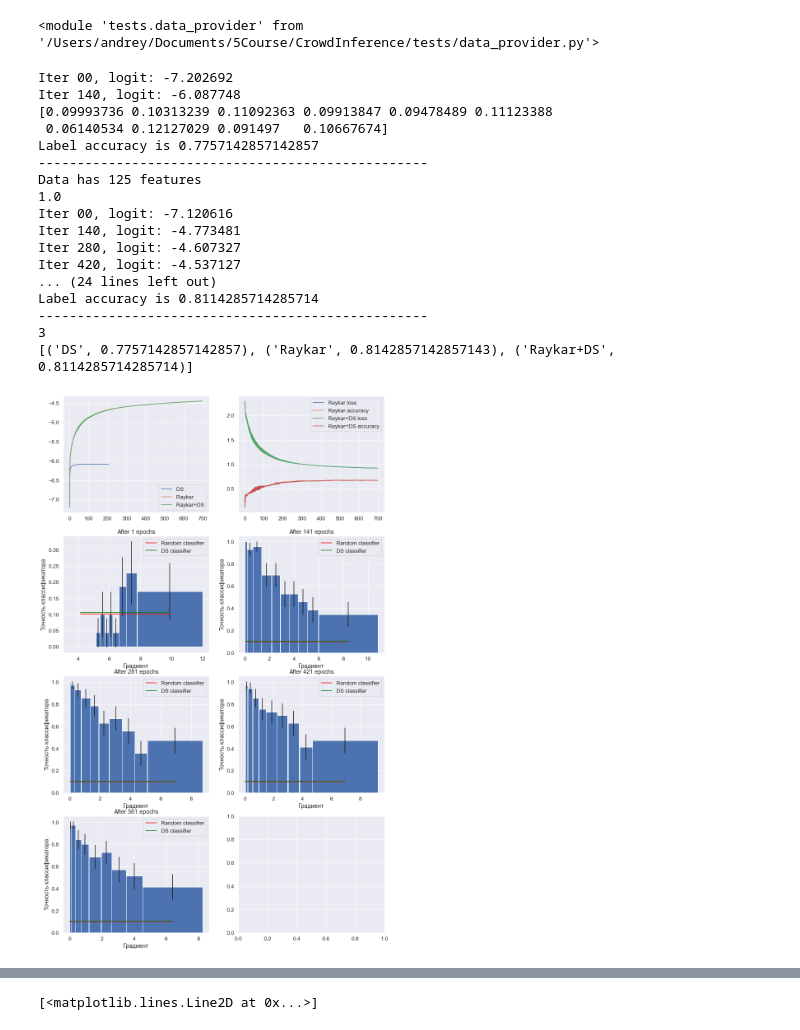
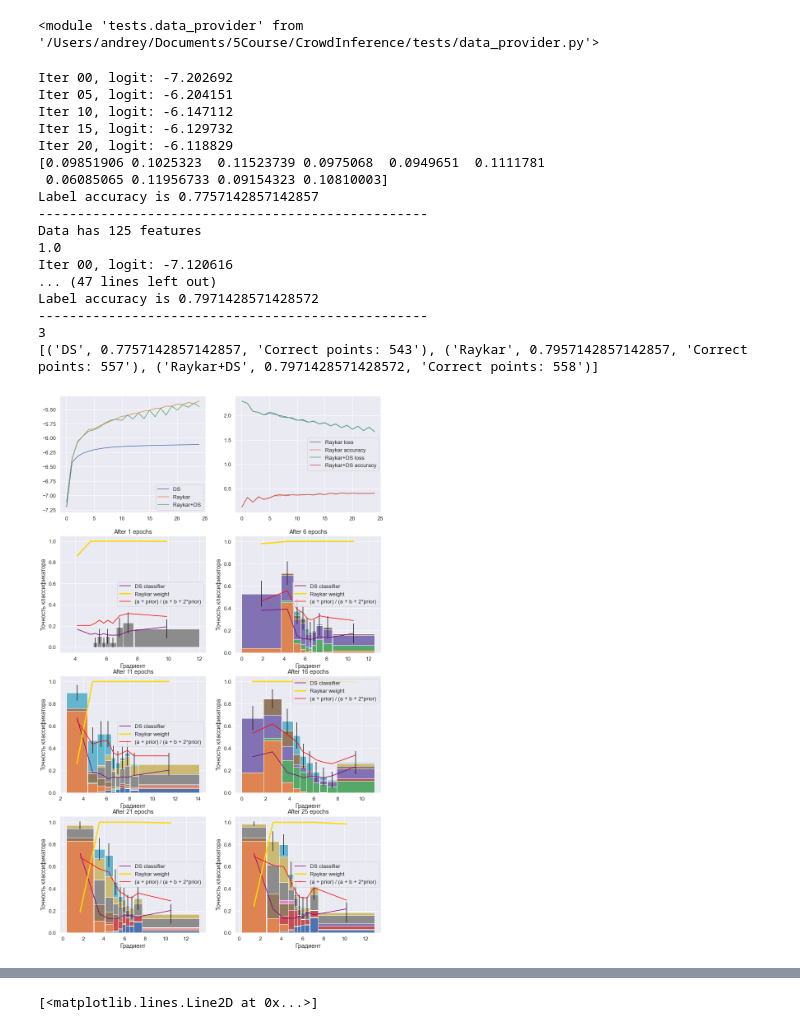
Before and after one commit to AndreySmirdin/CrowdInference, a Jupyter notebook: Music.ipynb, the cells around one changed output, grey strips where cells are left out. Cells and saved outputs as stored; diff of their text form; code cells hidden in the pictures.

Commit message:
using beta prior

```diff
--- a/Music.ipynb
+++ b/Music.ipynb
@@ -49,26 +49,27 @@ reload(data)
 music_data = data.MusicDataProvider()
 # %%
 reload_all()
-music_methods, music_points, advantages_matrix = bm.compare_methods(music_data, max_iter=700, lr=0.003)
+music_methods, music_points, advantages_matrix = bm.compare_methods(music_data, max_iter=25, lr=0.003,
+                                                                    prior_weight=1, prior_accuracy=0.4)
 # %% [output]
 Iter 00, logit: -7.202692
-Iter 140, logit: -6.087748
-[0.09993736 0.10313239 0.11092363 0.09913847 0.09478489 0.11123388
- 0.06140534 0.12127029 0.091497   0.10667674]
+Iter 05, logit: -6.204151
+Iter 10, logit: -6.147112
+Iter 15, logit: -6.129732
+Iter 20, logit: -6.118829
+[0.09851906 0.1025323  0.11523739 0.0975068  0.0949651  0.1111781
+ 0.06085065 0.11956733 0.09154323 0.10810003]
 Label accuracy is 0.7757142857142857
 --------------------------------------------------
 Data has 125 features
 1.0
 Iter 00, logit: -7.120616
-Iter 140, logit: -4.773481
-Iter 280, logit: -4.607327
-Iter 420, logit: -4.537127
-... (24 lines left out)
-Label accuracy is 0.8114285714285714
+... (47 lines left out)
+Label accuracy is 0.7971428571428572
 --------------------------------------------------
 3
-[('DS', 0.7757142857142857), ('Raykar', 0.8142857142857143), ('Raykar+DS', 0.8114285714285714)]
+[('DS', 0.7757142857142857, 'Correct points: 543'), ('Raykar', 0.7957142857142857, 'Correct points: 557'), ('Raykar+DS', 0.7971428571428572, 'Correct points: 558')]
-[figure, old version]
+[figure, new version]
 # %%
 reload_all()
 n = 80
```
Also changed, not shown: parts of 1 cell of this notebook, 6 other files.
